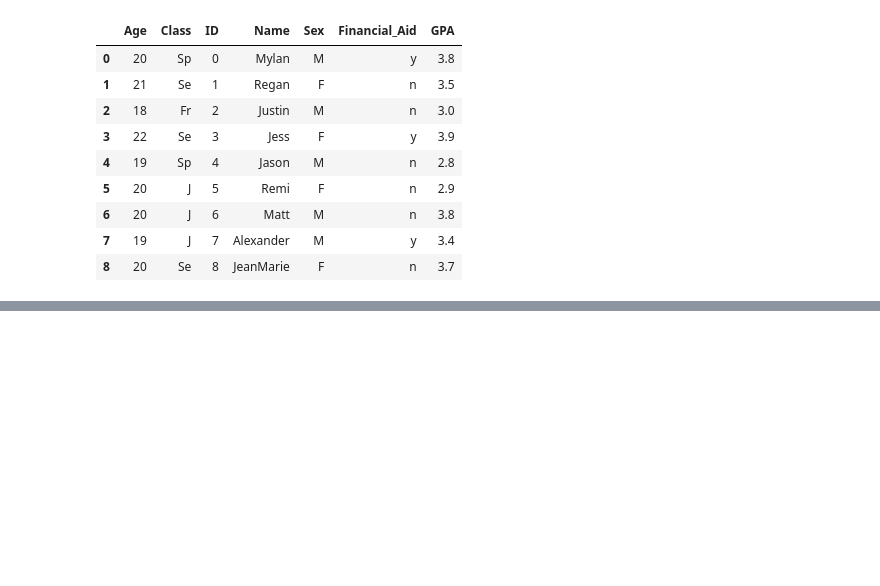
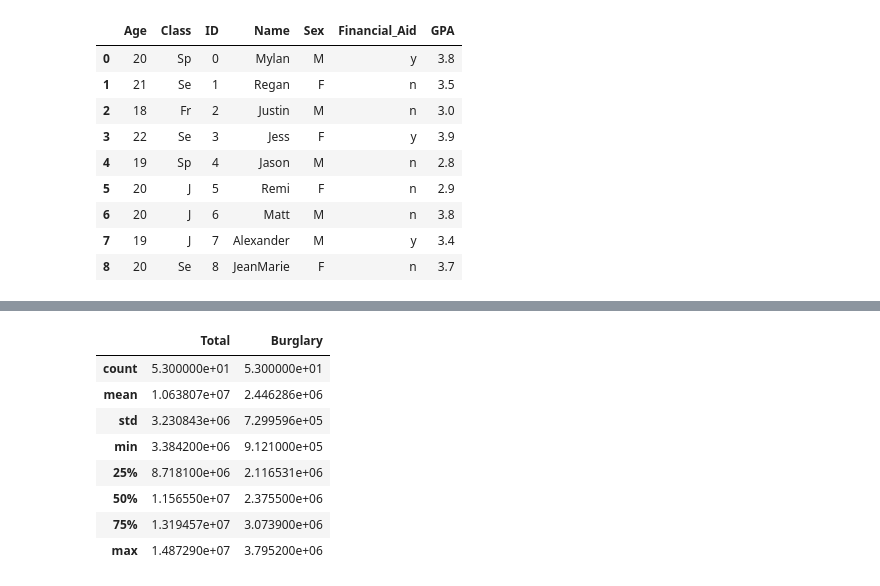
Before and after one commit to ariboyarsky/BootCamp2018, a Jupyter notebook: ProbSets/Comp/ProbSet2/PSET2.ipynb, the cells around one changed output, grey strips where cells are left out. Saved outputs shown, nothing was run; the diff lists cells and outputs as text; code cells hidden in the pictures; blank space fills up the shorter version.

```diff
--- a/ProbSets/Comp/ProbSet2/PSET2.ipynb
+++ b/ProbSets/Comp/ProbSet2/PSET2.ipynb
@@ -327,0 +345,12 @@ dta = pd.read_csv()
+# %%
+dta[dta.Year < 2013][['Total', 'Burglary']].describe()
+# %% [output]
+|  | Total | Burglary |
+| count | 5.300000e+01 | 5.300000e+01 |
+| mean | 1.063807e+07 | 2.446286e+06 |
+| std | 3.230843e+06 | 7.299596e+05 |
+| min | 3.384200e+06 | 9.121000e+05 |
+| 25% | 8.718100e+06 | 2.116531e+06 |
+| 50% | 1.156550e+07 | 2.375500e+06 |
+| 75% | 1.319457e+07 | 3.073900e+06 |
+| max | 1.487290e+07 | 3.795200e+06 |
```
Also changed, not shown: parts of 9 cells of this notebook, 2 other files.
